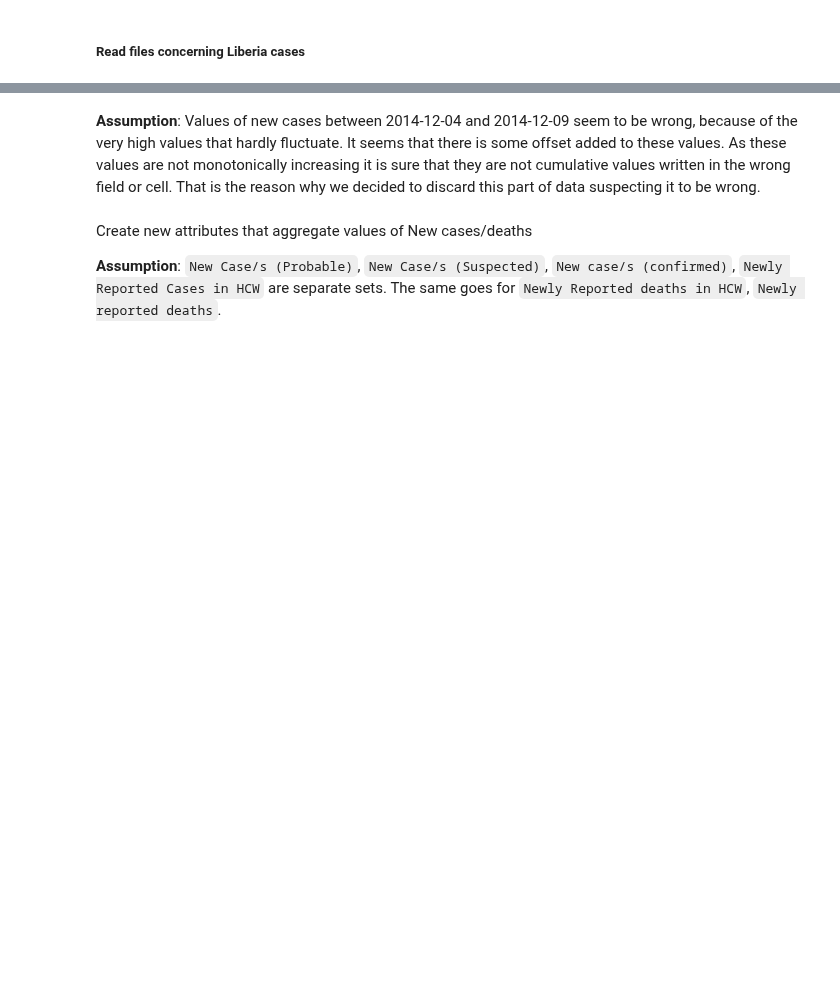
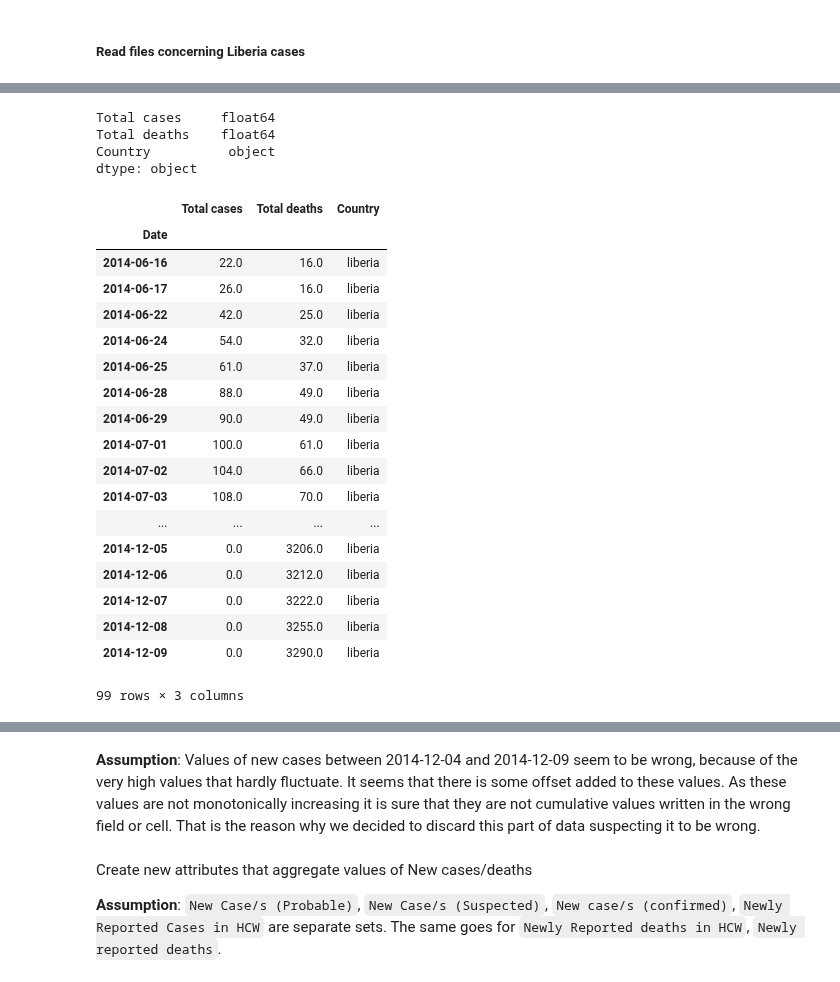
Before and after one commit to adamkozak/ADA2017-project, a Jupyter notebook: Homework/01 - Pandas and Data Wrangling/Homework 1.ipynb, the cells around one changed output, grey strips where cells are left out. Saved outputs shown, nothing was run; the diff lists cells and outputs as text; code cells hidden in the pictures; blank space fills up the shorter version.

```diff
--- a/Homework/01 - Pandas and Data Wrangling/Homework 1.ipynb
+++ b/Homework/01 - Pandas and Data Wrangling/Homework 1.ipynb
@@ -132,3 +144,32 @@ liberia
+# %%
+liberia_2nd_solution.dtypes
+# %% [output]
+Total cases     float64
+Total deaths    float64
+Country          object
+dtype: object
+# %%
+liberia_2nd_solution
+# %% [output]
+|  | Total cases | Total deaths | Country |
+| Date |  |  |  |
+| 2014-06-16 | 22.0 | 16.0 | liberia |
+| 2014-06-17 | 26.0 | 16.0 | liberia |
+| 2014-06-22 | 42.0 | 25.0 | liberia |
+| 2014-06-24 | 54.0 | 32.0 | liberia |
+| 2014-06-25 | 61.0 | 37.0 | liberia |
+| 2014-06-28 | 88.0 | 49.0 | liberia |
+| 2014-06-29 | 90.0 | 49.0 | liberia |
+| 2014-07-01 | 100.0 | 61.0 | liberia |
+| 2014-07-02 | 104.0 | 66.0 | liberia |
+| 2014-07-03 | 108.0 | 70.0 | liberia |
+| ... | ... | ... | ... |
+| 2014-12-05 | 0.0 | 3206.0 | liberia |
+| 2014-12-06 | 0.0 | 3212.0 | liberia |
+| 2014-12-07 | 0.0 | 3222.0 | liberia |
+| 2014-12-08 | 0.0 | 3255.0 | liberia |
+| 2014-12-09 | 0.0 | 3290.0 | liberia |
+99 rows × 3 columns
 # %%
 liberia.plot(y = ['New Case/s (Probable)', 'New Case/s (Suspected)',
        'New case/s (confirmed)', 'Newly Reported Cases in HCW'])
```
Also changed, not shown: parts of 23 cells of this notebook.
